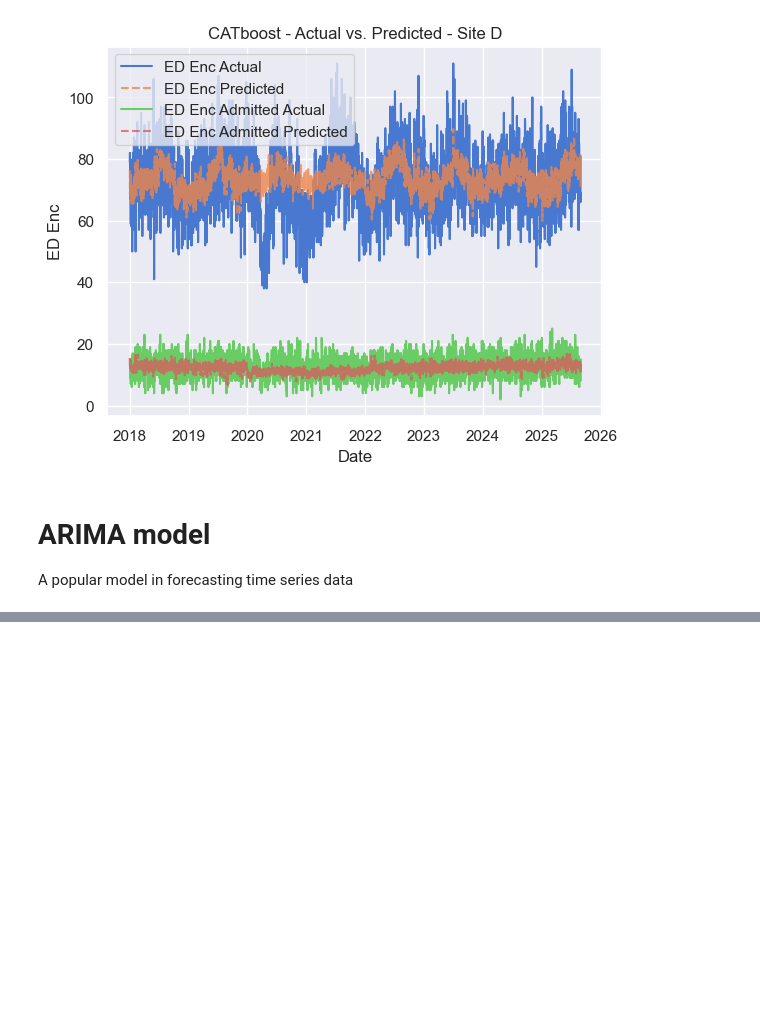
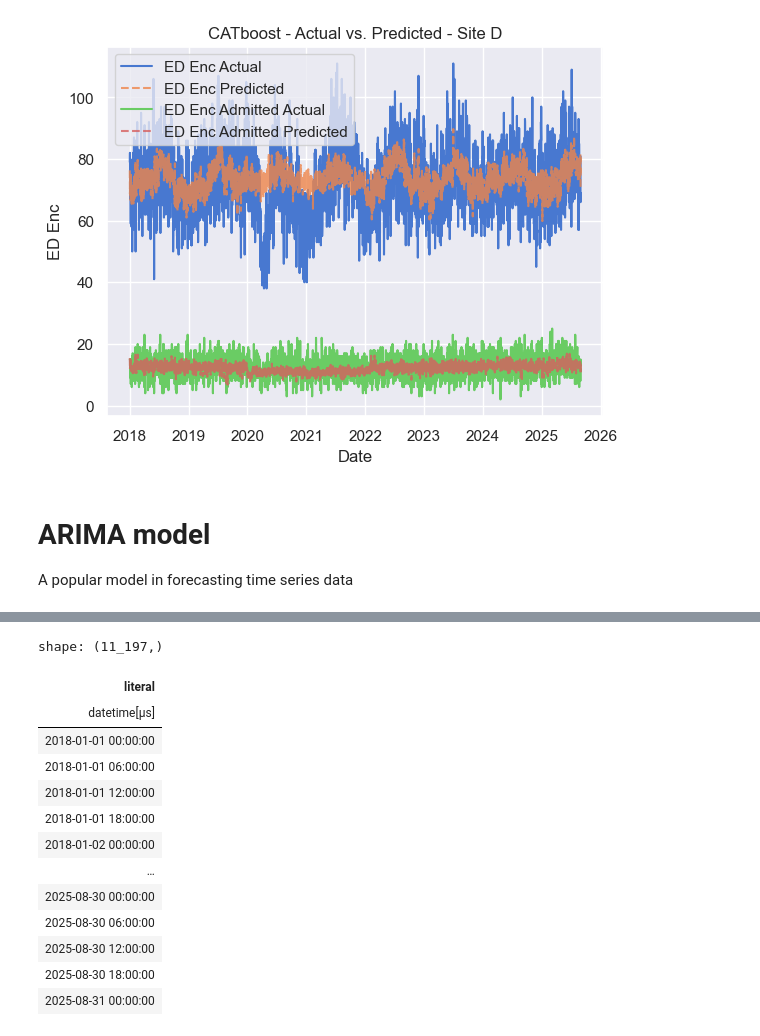
Before and after one commit to southdakotamines-datascience/dsu-no-sleep, a Jupyter notebook: model.ipynb, the cells around one changed output, grey strips where cells are left out. Cells and saved outputs as stored; diff of their text form; code cells hidden in the pictures; blank space fills up the shorter version.

```diff
--- a/model.ipynb
+++ b/model.ipynb
@@ -719,5 +728,28 @@ Average mean squared error: 201.26369112600688
 # %%
-date_range = pl.date_range(start=df["Date"].min(), end=df["Date"].max(), eager=True)
+from datetime import date, timedelta
+date_range = pl.datetime_range(
+    start=df["Date"].min(),
+    end=df["Date"].max(),
+    interval=timedelta(hours=6),
+    eager=True
+)
+
+date_range
+# %% [output]
+shape: (11_197,)
+| literal |
+| datetime[μs] |
+| 2018-01-01 00:00:00 |
+| 2018-01-01 06:00:00 |
+| 2018-01-01 12:00:00 |
+| 2018-01-01 18:00:00 |
+| 2018-01-02 00:00:00 |
+| … |
+| 2025-08-30 00:00:00 |
+| 2025-08-30 06:00:00 |
+| 2025-08-30 12:00:00 |
+| 2025-08-30 18:00:00 |
+| 2025-08-31 00:00:00 |
 # %%
 plot_df = siteA_real.with_columns(
     pl.datetime(
```
Also changed, not shown: parts of 12 cells of this notebook.
